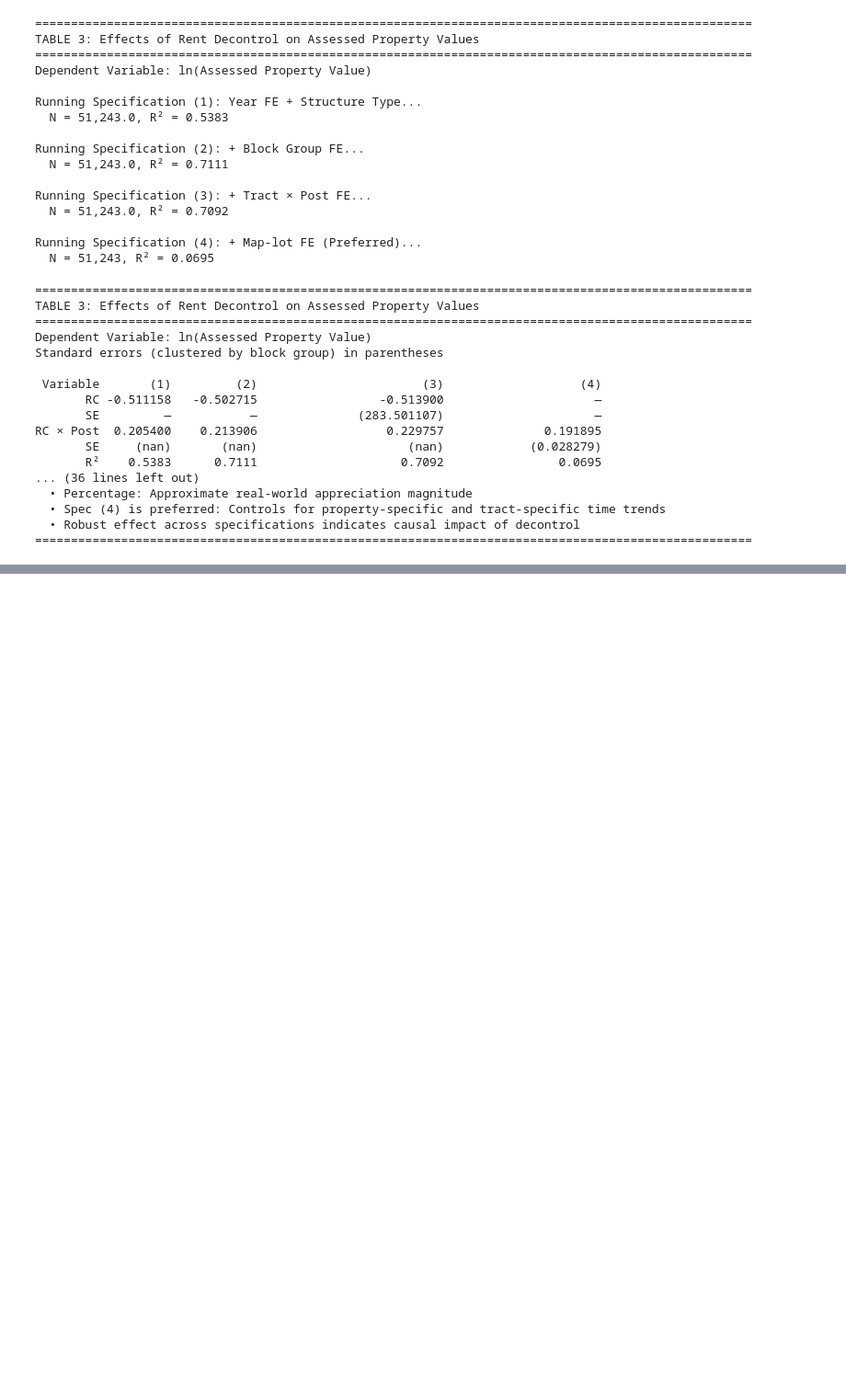
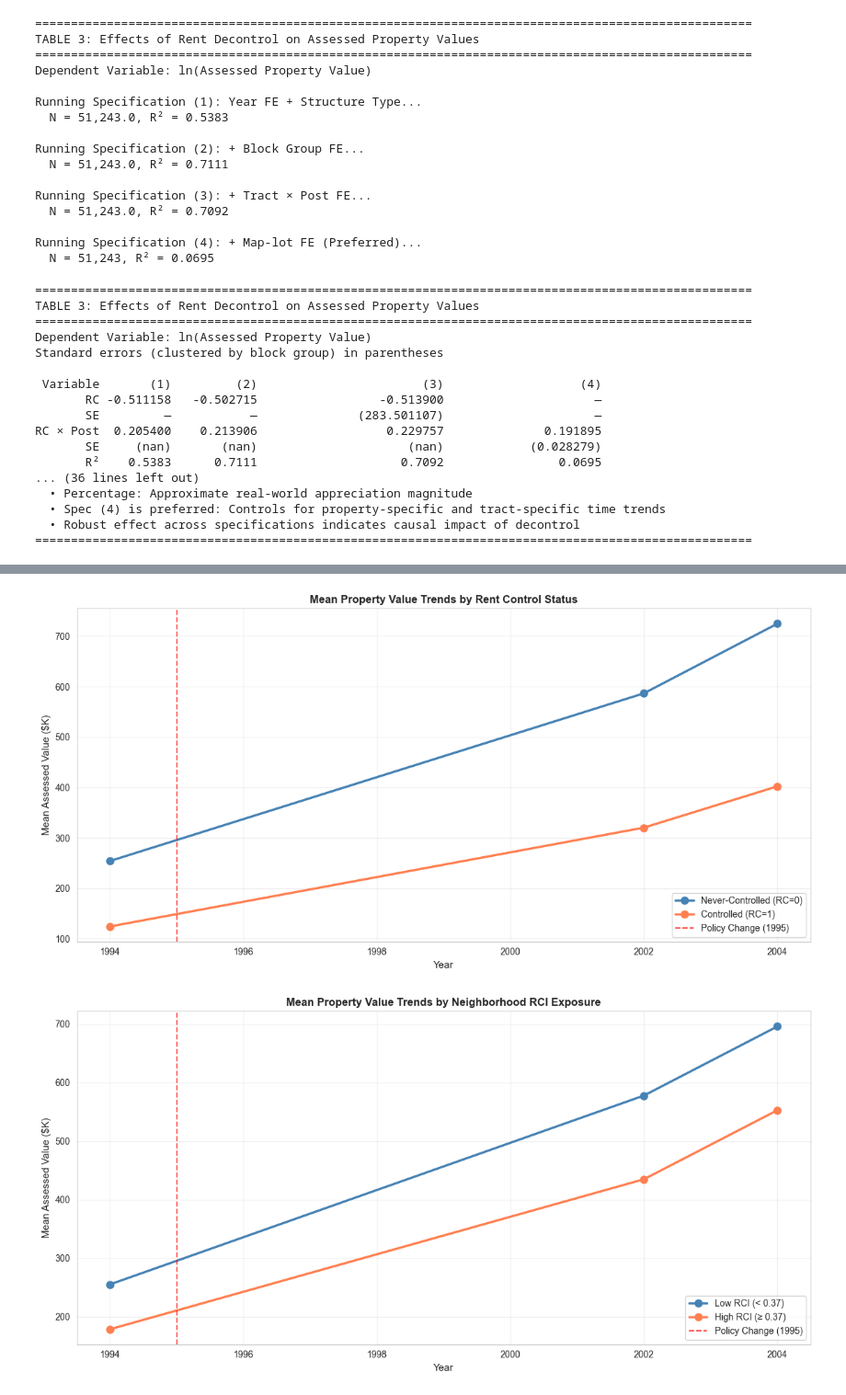
Before and after one commit to eisenhauerIO/project-business-decisions-PolapatC, a Jupyter notebook: project.ipynb, the cells around one changed output, grey strips where cells are left out. Shown at 92% size. Cells and saved outputs as stored; diff of their text form; code cells hidden in the pictures; blank space fills up the shorter version.

```diff
--- a/project.ipynb
+++ b/project.ipynb
@@ -357,0 +354,8 @@ Fixed Effects Abbreviations:
+# %%
+fig = plots.plot_value_trends(df_analysis)
+plt.show()
+fig = plots.plot_rc_intensity_trends(df_analysis)
+plt.show()
+# %% [output]
+[figure, added]
+[figure, added]
```
Also changed, not shown: parts of 29 cells of this notebook, 3 other files.
